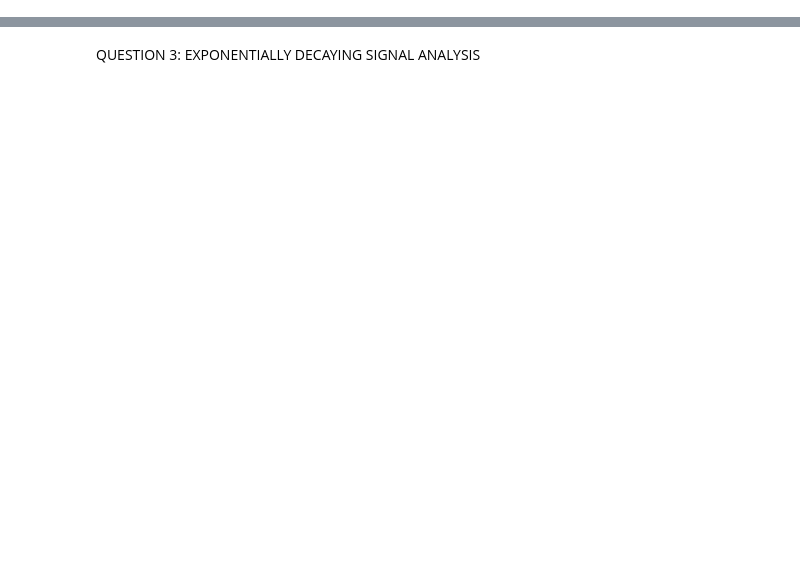
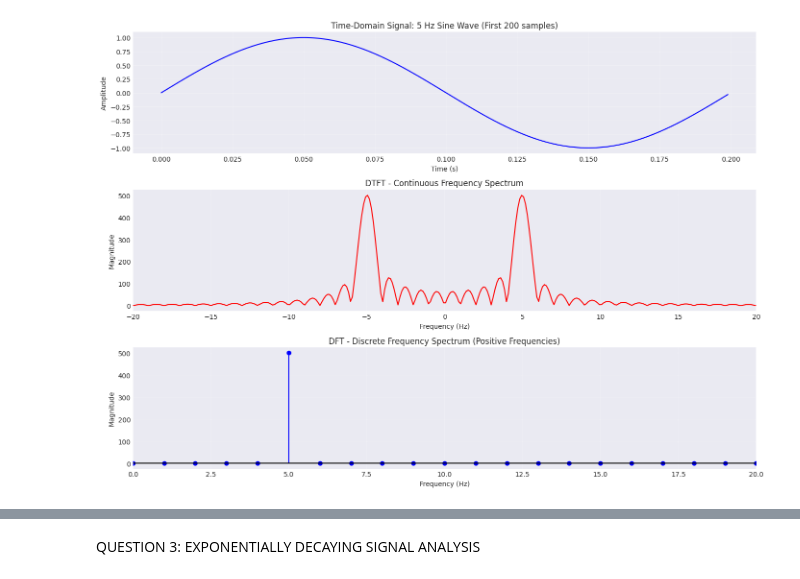
Before and after one commit to kelvinprabhu/Speech-Processing-AIML, a Jupyter notebook: Fourier Transform and Frequency Spectrum Analysis of Signals/SPR_Lab2_244801.ipynb, the cells around one changed output, grey strips where cells are left out. Drawn from its saved outputs; the diff is of its cells as text; code cells hidden in the pictures; blank space fills up the shorter version.

```diff
--- a/Fourier Transform and Frequency Spectrum Analysis of Signals/SPR_Lab2_244801.ipynb
+++ b/Fourier Transform and Frequency Spectrum Analysis of Signals/SPR_Lab2_244801.ipynb
@@ -0,0 +3,87 @@
+# %%
+import numpy as np
+import matplotlib.pyplot as plt
+
+# (a) Generate a basic sinusoidal signal
+f_signal = 5  # Signal frequency in Hz
+fs = 1000  # Sampling frequency in Hz
+duration = 1  # Duration in seconds
+
+t = np.arange(0, duration, 1/fs)  # Time vector
+x = np.sin(2 * np.pi * f_signal * t)  # Sinusoidal signal
+
+# (b) Plot the time-domain waveform
+plt.figure(figsize=(14, 10))
+
+plt.subplot(3, 1, 1)
+plt.plot(t[:200], x[:200], 'b-', linewidth=1.5)  # Plot first 200 samples for clarity
+plt.xlabel('Time (s)')
+plt.ylabel('Amplitude')
+plt.title('Time-Domain Signal: 5 Hz Sine Wave (First 200 samples)')
+plt.grid(True, alpha=0.3)
+
+# (c) Compute and plot DTFT (continuous frequency spectrum)
+# DTFT is computed by evaluating at many frequency points
+N_dtft = 8192  # Number of frequency points for smooth DTFT
+w = np.linspace(-np.pi, np.pi, N_dtft)  # Normalized frequency from -π to π
+f_dtft = w * fs / (2 * np.pi)  # Convert to Hz
+
+# Compute DTFT using matrix multiplication
+n = np.arange(len(x))
+X_dtft = np.zeros(N_dtft, dtype=complex)
+for k in range(N_dtft):
+    X_dtft[k] = np.sum(x * np.exp(-1j * w[k] * n))
+
+# Plot DTFT magnitude spectrum
+plt.subplot(3, 1, 2)
+plt.plot(f_dtft, np.abs(X_dtft), 'r-', linewidth=1.5)
+plt.xlabel('Frequency (Hz)')
+plt.ylabel('Magnitude')
+plt.title('DTFT - Continuous Frequency Spectrum')
+plt.xlim([-20, 20])
+plt.grid(True, alpha=0.3)
+
+# (d) Compute and plot DFT (discrete frequency spectrum)
+N_dft = len(x)  # Number of samples
+X_dft = np.fft.fft(x)  # Compute DFT using FFT algorithm
+f_dft = np.fft.fftfreq(N_dft, 1/fs)  # Frequency bins
+
+# Plot DFT magnitude spectrum
+plt.subplot(3, 1, 3)
+# Plot only positive frequencies for clarity
+positive_freq_idx = f_dft >= 0
+plt.stem(f_dft[positive_freq_idx], np.abs(X_dft[positive_freq_idx]),
+         linefmt='b-', markerfmt='bo', basefmt='k-')
+plt.xlabel('Frequency (Hz)')
+plt.ylabel('Magnitude')
+plt.title('DFT - Discrete Frequency Spectrum (Positive Frequencies)')
+plt.xlim([0, 20])
+plt.grid(True, alpha=0.3)
+
+plt.tight_layout()
+plt.show()
+
+# Print key information
+print("=" * 60)
+print("Signal Parameters:")
+print("=" * 60)
+print(f"Signal frequency: {f_signal} Hz")
+print(f"Sampling frequency: {fs} Hz")
+print(f"Number of samples: {len(x)}")
+print(f"Duration: {duration} s")
+print(f"\nDFT frequency resolution: {fs/N_dft:.2f} Hz")
+print(f"DTFT evaluation points: {N_dtft}")
+print("=" * 60)
+
+# Find peak frequencies
+dtft_peak_idx = np.argmax(np.abs(X_dtft[N_dtft//2:]))
+dtft_peak_freq = f_dtft[N_dtft//2 + dtft_peak_idx]
+
+dft_peak_idx = np.argmax(np.abs(X_dft[:N_dft//2]))
+dft_peak_freq = f_dft[dft_peak_idx]
+
+print(f"\nDTFT Peak at: {dtft_peak_freq:.2f} Hz")
+print(f"DFT Peak at: {dft_peak_freq:.2f} Hz")
+print("=" * 60)
+# %% [output]
+[figure, added]
```
Also changed, not shown: parts of 18 cells of this notebook.
